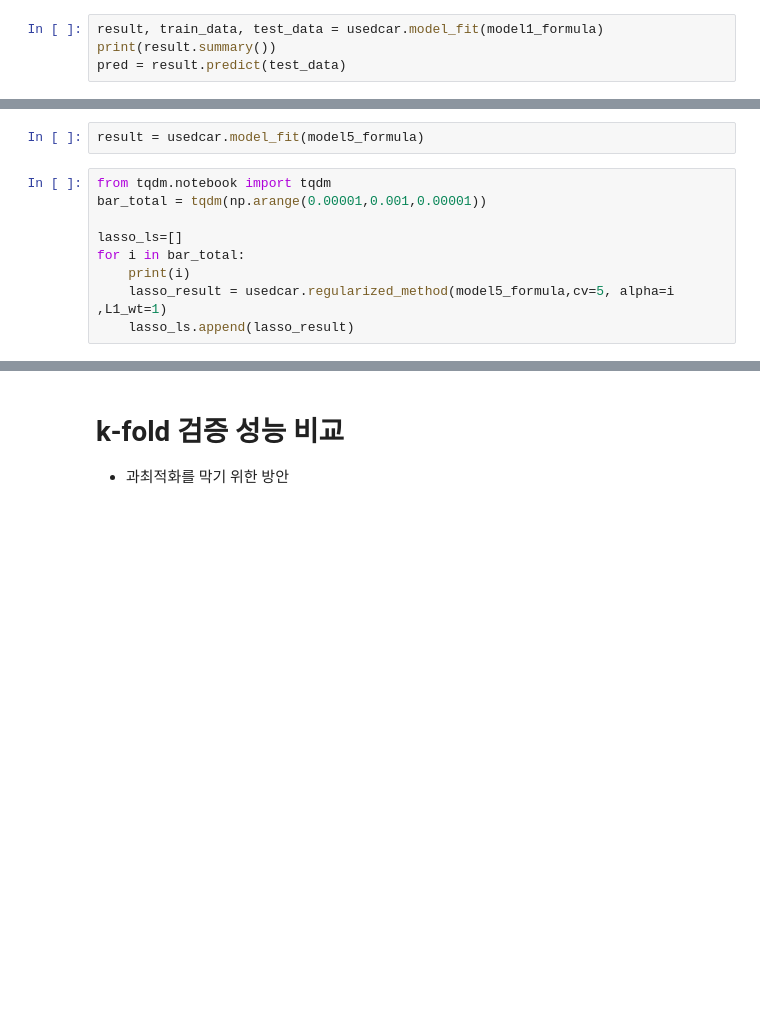
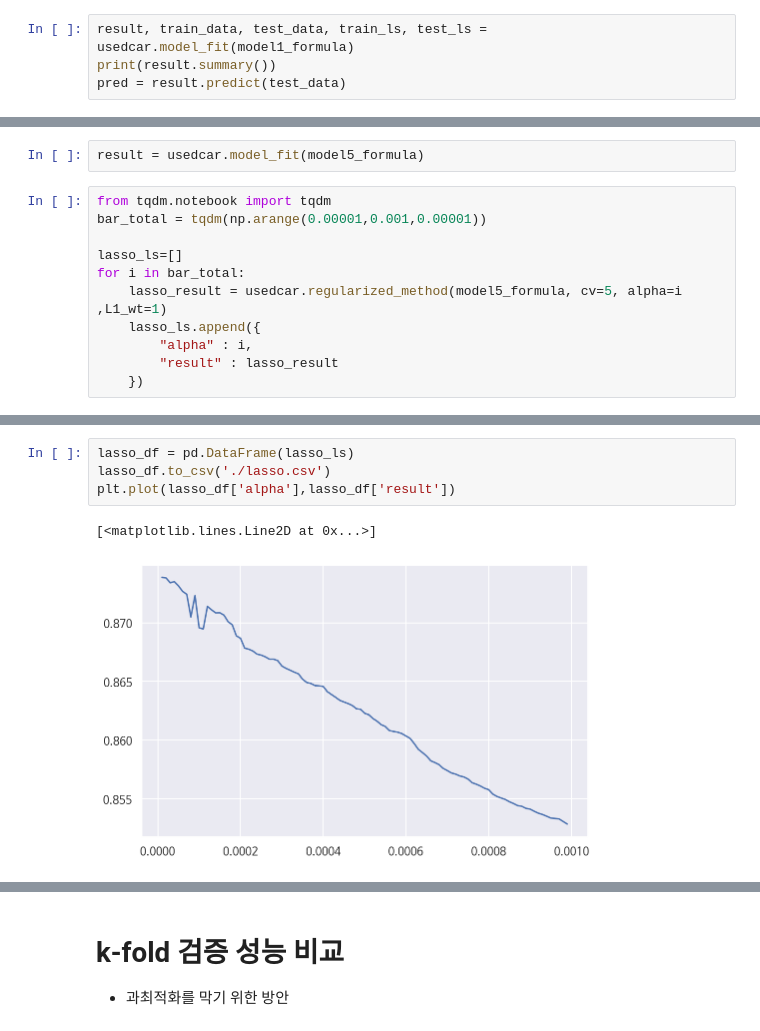
Before and after one commit to HowardHowonYu/Usedcar_regression_project, a Jupyter notebook: howard/중고차_가격분석_최종_발표용.ipynb, the cells around one changed output, grey strips where cells are left out. Cells and saved outputs as stored; diff of their text form; blank space fills up the shorter version.

Commit message:
ridge,lasso test

```diff
--- a/howard/중고차_가격분석_최종_발표용.ipynb
+++ b/howard/중고차_가격분석_최종_발표용.ipynb
@@ -768,7 +787,7 @@ df.shape
 # %%
 model1_formula =  "np.log(price) ~ scale(odometer) + scale(year) +C(manufacturer)+C(cylinders)+C(drive)+C(fuel)+C(state)+C(title_status)+C(transmission)+C(type)+C(paint_color)"
 # %%
-result, train_data, test_data = usedcar.model_fit(model1_formula)
+result, train_data, test_data, train_ls, test_ls = usedcar.model_fit(model1_formula)
 print(result.summary())
 pred = result.predict(test_data)
 # %% [output]
@@ -1068,8 +1087,10 @@ bar_total = tqdm(np.arange(0.00001,0.001,0.00001))
 
 lasso_ls=[]
 for i in bar_total:
-    print(i)
-    lasso_result = usedcar.regularized_method(model5_formula,cv=5, alpha=i ,L1_wt=1)
-    lasso_ls.append(lasso_result)
+    lasso_result = usedcar.regularized_method(model5_formula, cv=5, alpha=i ,L1_wt=1)
+    lasso_ls.append({
+        "alpha" : i,
+        "result" : lasso_result
+    })
 # %% [output]
 [interactive output not drawn]
@@ -1078,3 +1097,10 @@ for i in bar_total:
+# %%
+lasso_df = pd.DataFrame(lasso_ls)
+lasso_df.to_csv('./lasso.csv')
+plt.plot(lasso_df['alpha'],lasso_df['result'])
+# %% [output]
+[<matplotlib.lines.Line2D at 0x...>]
+[figure, added]
 # %%
 from tqdm.notebook import tqdm
 bar_total = tqdm(np.arange(0.00001,0.001,0.00001))
```
Also changed, not shown: parts of 11 cells of this notebook, 1 other file.
